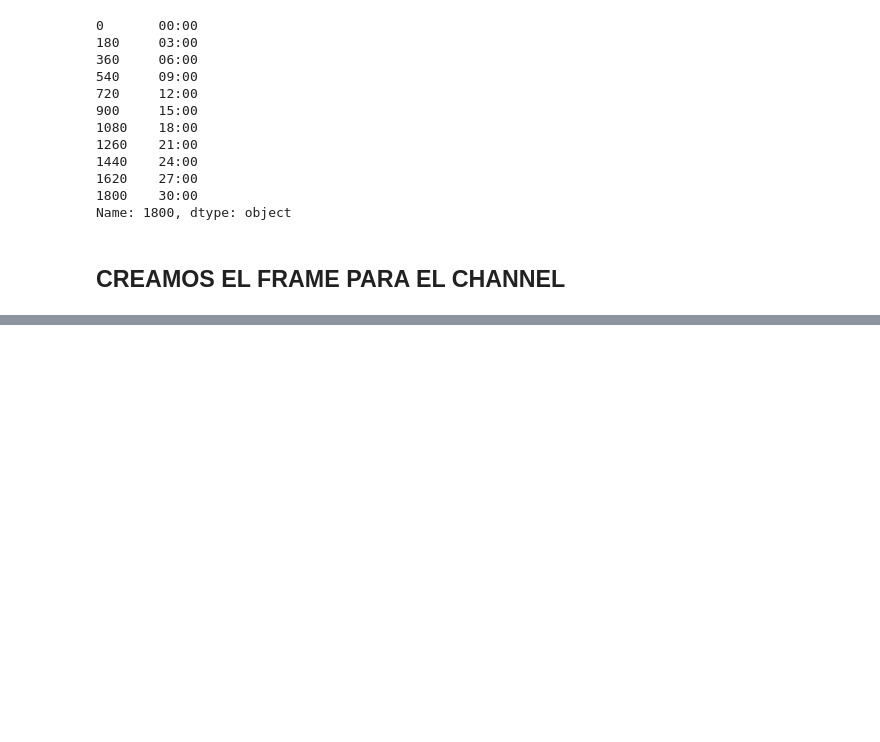
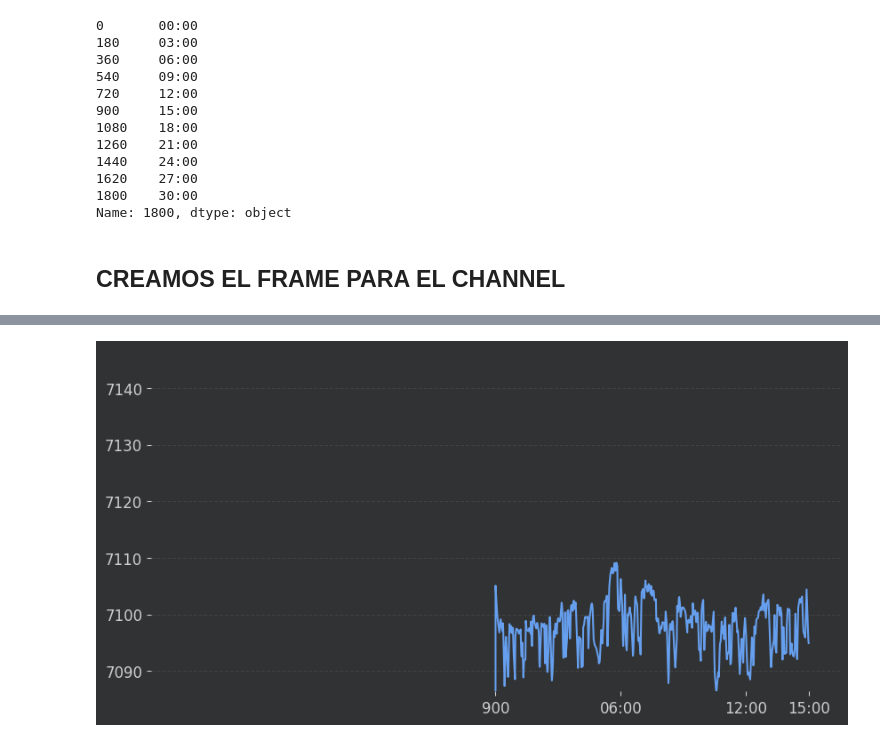
Before and after one commit to jackonedev/GifAnimations, a Jupyter notebook: 01-data-animation/06_plt_rc_eje_x.ipynb, the cells around one changed output, grey strips where cells are left out. Cells and saved outputs as stored; diff of their text form; code cells hidden in the pictures; blank space fills up the shorter version.

```diff
--- a/01-data-animation/06_plt_rc_eje_x.ipynb
+++ b/01-data-animation/06_plt_rc_eje_x.ipynb
@@ -150,7 +150,8 @@ def build_frames(data: pd.DataFrame, label: str, window:int=0) -> pd.DataFrame:
             print ('Según  ISO 8601: formato estandar para representar fechas y tiempos')
             dy = deque(np.zeros(window), maxlen=window)
         else:
-            dy = deque(np.zeros(window)*data[label].iloc[0], maxlen=window)
+            # dy = deque(np.ones(window)*data[label].iloc[0], maxlen=window)
+            dy = deque(np.zeros(window), maxlen=window)
         drop_elements = list(data[label].values)[-1::-1]
     #
     lista_frames = create_frame(drop_elements, dy)
@@ -297,0 +298,37 @@ Name: 3, Length: 1801, dtype: float64
+# %%
+i = 900
+date = dates.iloc[i]
+frame = frames.iloc[i]
+index_min = int(date[frame !=0].index.min())
+eje_x = date.loc[:str(int(index_min)-1)].index.to_list() + date.iloc[int(index_min):].to_list()
+frame.index = eje_x
+fig, ax = plt.subplots(figsize=(10, 5))
+line, = ax.plot(frame)
+# # ax.set_xticks(eje_x)
+if i < 180 and i < len(eje_x)//2:
+    ax.set_xticks(eje_x[-1])
+elif i < 600 and i < len(eje_x)//2:
+    lista_eje_x = []
+    lista_eje_x.append(eje_x[-181])
+    lista_eje_x.append(eje_x[-1])
+    ax.set_xticks(lista_eje_x)
+else:
+    lista_eje_x = []
+    lista_eje_x.append(eje_x[-181])
+    lista_eje_x.append(eje_x[-1])
+    lista_eje_x.append(eje_x[-len(eje_x[-i-1:-180])//2-180])
+    if i > 800:
+        # eje_x = date.iloc[:-index_min].index.to_list() + date.iloc[-index_min:].to_list()
+        lista_eje_x.append(eje_x[-i-1])
+
+    else:
+        lista_eje_x.append(eje_x[-i-1])
+
+
+    ax.set_xticks(lista_eje_x)
+
+
+ax.set_ylim(y_lim_min, y_lim_max)
+plt.show()
+# %% [output]
+[figure, added]
```
Also changed, not shown: parts of 8 cells of this notebook.
